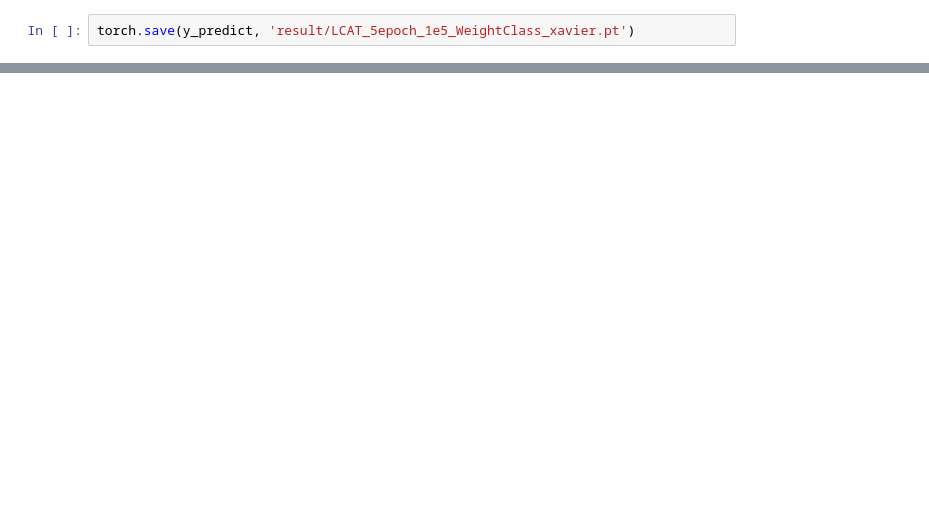
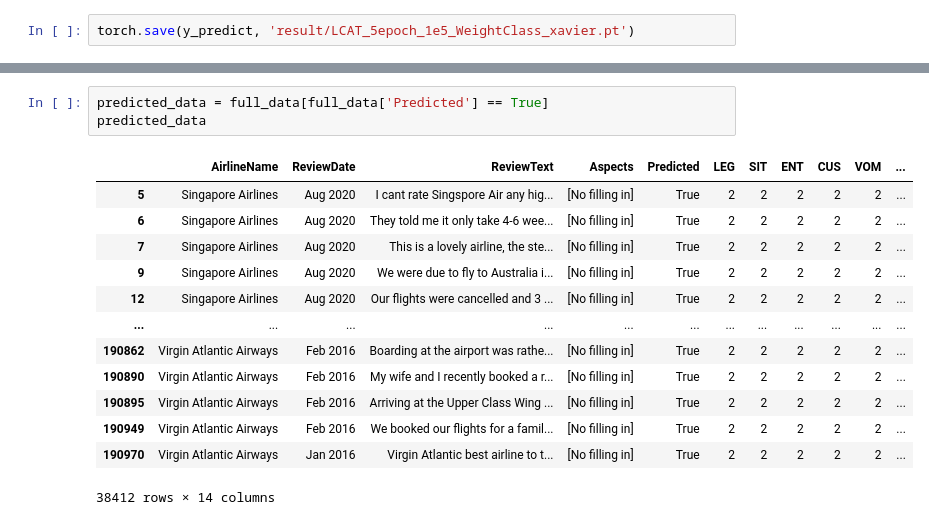
Before and after one commit to duyduc1110/BertLLREmbedding, a Jupyter notebook: playground.ipynb, the cells around one changed output, grey strips where cells are left out. Cells and saved outputs as stored; diff of their text form; blank space fills up the shorter version.

```diff
--- a/playground.ipynb
+++ b/playground.ipynb
@@ -852,0 +936,17 @@ torch.save(y_predict, 'result/LCAT_5epoch_1e5_WeightClass_xavier.pt')
+# %%
+predicted_data = full_data[full_data['Predicted'] == True]
+predicted_data
+# %% [output]
+|  | AirlineName | ReviewDate | ReviewText | Aspects | Predicted | LEG | SIT | ENT | CUS | VOM | ... |
+| 5 | Singapore Airlines | Aug 2020 | I cant rate Singspore Air any hig... | [No filling in] | True | 2 | 2 | 2 | 2 | 2 | ... |
+| 6 | Singapore Airlines | Aug 2020 | They told me it only take 4-6 wee... | [No filling in] | True | 2 | 2 | 2 | 2 | 2 | ... |
+| 7 | Singapore Airlines | Aug 2020 | This is a lovely airline, the ste... | [No filling in] | True | 2 | 2 | 2 | 2 | 2 | ... |
+| 9 | Singapore Airlines | Aug 2020 | We were due to fly to Australia i... | [No filling in] | True | 2 | 2 | 2 | 2 | 2 | ... |
+| 12 | Singapore Airlines | Aug 2020 | Our flights were cancelled and 3 ... | [No filling in] | True | 2 | 2 | 2 | 2 | 2 | ... |
+| ... | ... | ... | ... | ... | ... | ... | ... | ... | ... | ... | ... |
+| 190862 | Virgin Atlantic Airways | Feb 2016 | Boarding at the airport was rathe... | [No filling in] | True | 2 | 2 | 2 | 2 | 2 | ... |
+| 190890 | Virgin Atlantic Airways | Feb 2016 | My wife and I recently booked a r... | [No filling in] | True | 2 | 2 | 2 | 2 | 2 | ... |
+| 190895 | Virgin Atlantic Airways | Feb 2016 | Arriving at the Upper Class Wing ... | [No filling in] | True | 2 | 2 | 2 | 2 | 2 | ... |
+| 190949 | Virgin Atlantic Airways | Feb 2016 | We booked our flights for a famil... | [No filling in] | True | 2 | 2 | 2 | 2 | 2 | ... |
+| 190970 | Virgin Atlantic Airways | Jan 2016 | Virgin Atlantic best airline to t... | [No filling in] | True | 2 | 2 | 2 | 2 | 2 | ... |
+38412 rows × 14 columns
```
Also changed, not shown: parts of 23 cells of this notebook, 2 other files.
